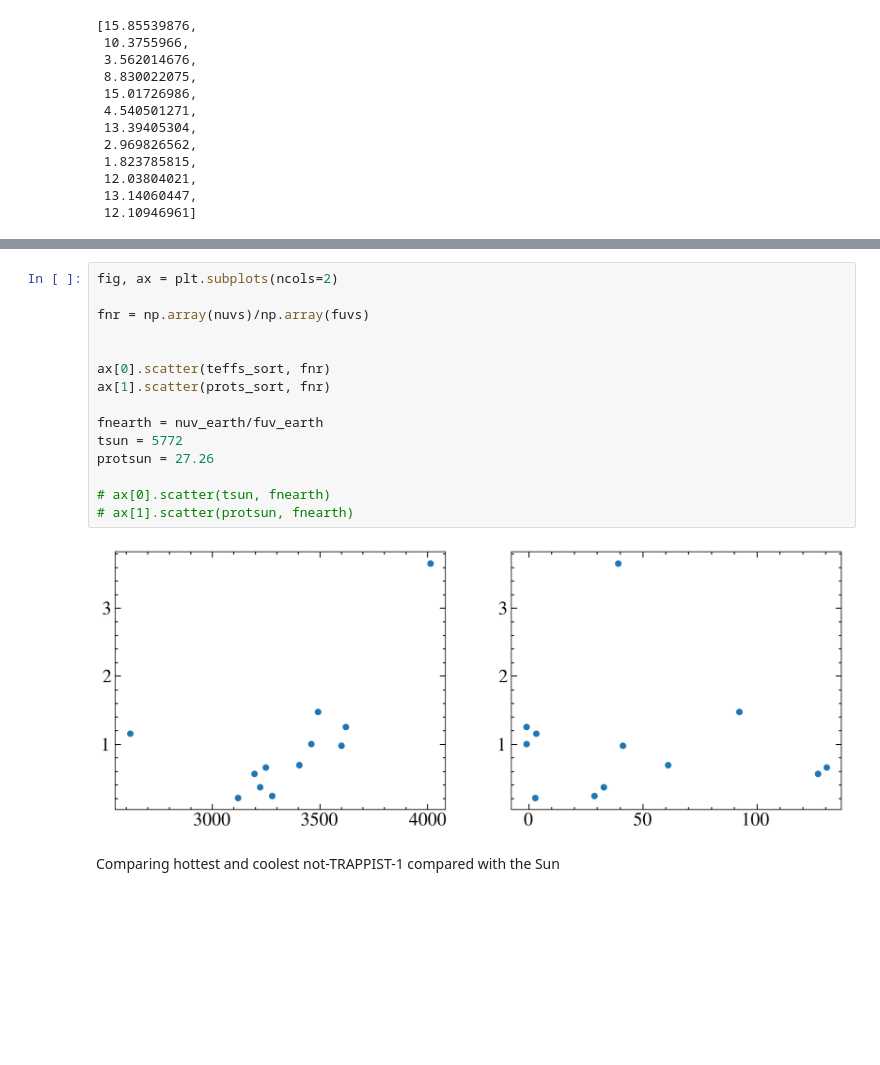
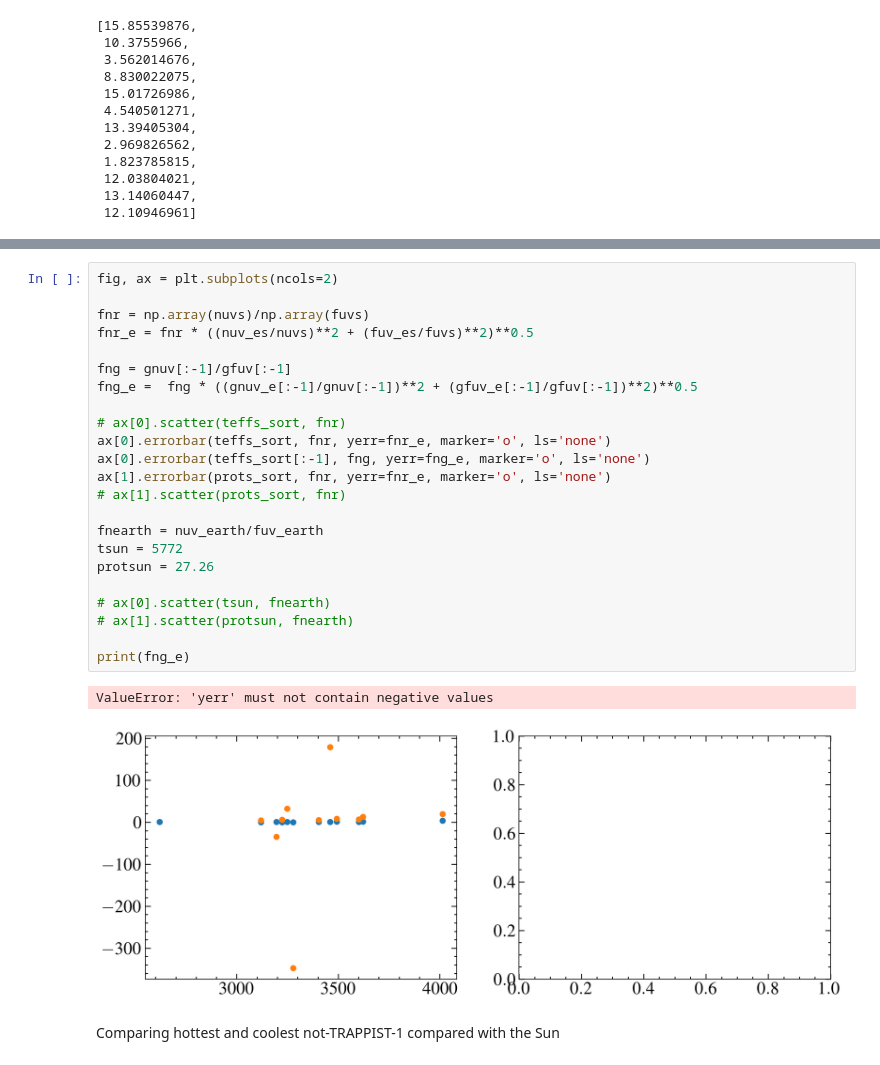
Before and after one commit to davidjwilson/SEDs, a Jupyter notebook: paper/assorted_plots.ipynb, the cells around one changed output, grey strips where cells are left out. Drawn from its saved outputs; the diff is of its cells as text; blank space fills up the shorter version.

```diff
--- a/paper/assorted_plots.ipynb
+++ b/paper/assorted_plots.ipynb
@@ -977,20 +1142,29 @@ d_stars
 # %%
 fig, ax = plt.subplots(ncols=2)
 
 fnr = np.array(nuvs)/np.array(fuvs)
+fnr_e = fnr * ((nuv_es/nuvs)**2 + (fuv_es/fuvs)**2)**0.5
 
+fng = gnuv[:-1]/gfuv[:-1]
+fng_e =  fng * ((gnuv_e[:-1]/gnuv[:-1])**2 + (gfuv_e[:-1]/gfuv[:-1])**2)**0.5
 
-ax[0].scatter(teffs_sort, fnr)
-ax[1].scatter(prots_sort, fnr)
+# ax[0].scatter(teffs_sort, fnr)
+ax[0].errorbar(teffs_sort, fnr, yerr=fnr_e, marker='o', ls='none')
+ax[0].errorbar(teffs_sort[:-1], fng, yerr=fng_e, marker='o', ls='none')
+ax[1].errorbar(prots_sort, fnr, yerr=fnr_e, marker='o', ls='none')
+# ax[1].scatter(prots_sort, fnr)
 
 fnearth = nuv_earth/fuv_earth
 tsun = 5772
 protsun = 27.26
 
 # ax[0].scatter(tsun, fnearth)
 # ax[1].scatter(protsun, fnearth)
+
+print(fng_e)
 # %% [output]
+ValueError: 'yerr' must not contain negative values
-[figure, old version]
+[figure, new version]
 # %% [markdown]
 Comparing hottest and coolest not-TRAPPIST-1 compared with the Sun
 # %%
```
Also changed, not shown: parts of 8 cells of this notebook, 8 other files.
